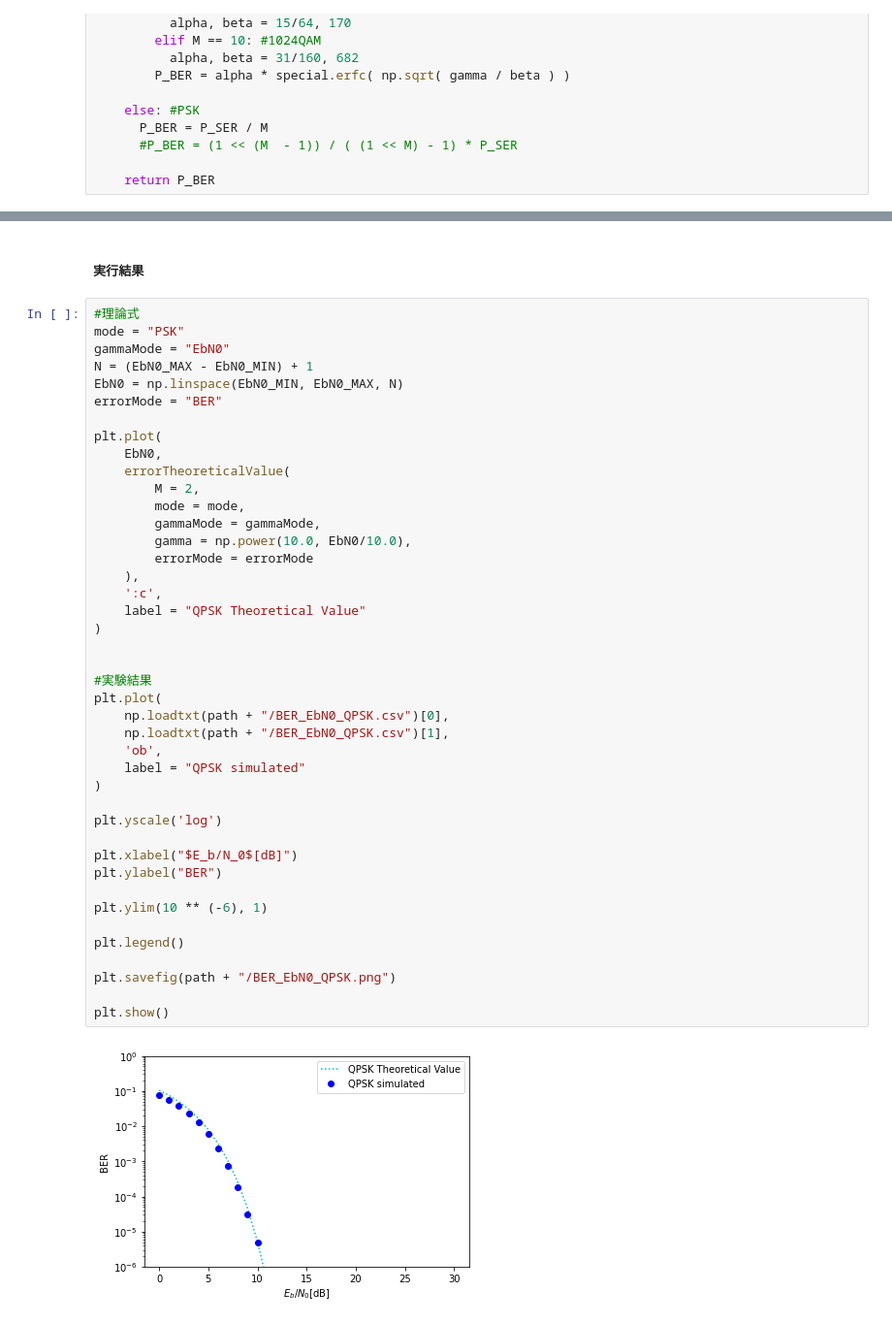
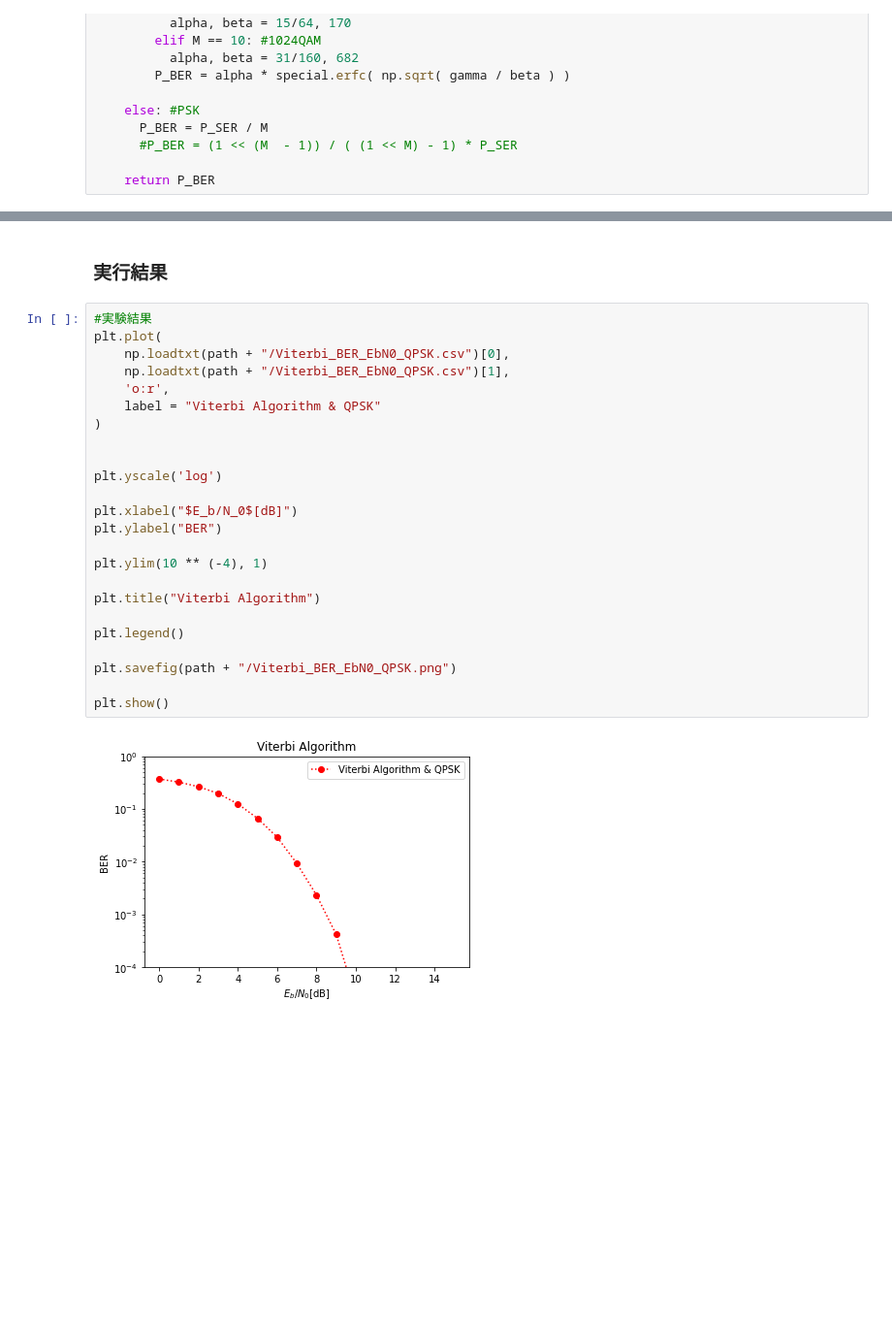
Before and after one commit to mikoshibaa/IntroductionToWirelessCommunicationSimulation, a Jupyter notebook: 06 Viterbi/Viterbi.ipynb, the cells around one changed output, grey strips where cells are left out. Shown at 97% size. Saved outputs shown, nothing was run; the diff lists cells and outputs as text; blank space fills up the shorter version.

Commit message:
add Viterbi

```diff
--- a/06 Viterbi/Viterbi.ipynb
+++ b/06 Viterbi/Viterbi.ipynb
@@ -1429,46 +1356,28 @@ EbN0: 30.0 BER: 0.0
 # %% [markdown]
-##### 実行結果
+### 実行結果
 # %%
-#理論式
-mode = "PSK"
-gammaMode = "EbN0"
-N = (EbN0_MAX - EbN0_MIN) + 1
-EbN0 = np.linspace(EbN0_MIN, EbN0_MAX, N)
-errorMode = "BER"
-
+#実験結果
 plt.plot(
-    EbN0,
-    errorTheoreticalValue(
-        M = 2,
-        mode = mode,
-        gammaMode = gammaMode,
-        gamma = np.power(10.0, EbN0/10.0),
-        errorMode = errorMode
-    ),
-    ':c',
-    label = "QPSK Theoretical Value"
+    np.loadtxt(path + "/Viterbi_BER_EbN0_QPSK.csv")[0],
+    np.loadtxt(path + "/Viterbi_BER_EbN0_QPSK.csv")[1],
+    'o:r',
+    label = "Viterbi Algorithm & QPSK"
 )
 
-
-#実験結果
-plt.plot(
-    np.loadtxt(path + "/BER_EbN0_QPSK.csv")[0],
-    np.loadtxt(path + "/BER_EbN0_QPSK.csv")[1],
-    'ob',
-    label = "QPSK simulated"
-)
 
 plt.yscale('log')
 
 plt.xlabel("$E_b/N_0$[dB]")
 plt.ylabel("BER")
 
-plt.ylim(10 ** (-6), 1)
+plt.ylim(10 ** (-4), 1)
+
+plt.title("Viterbi Algorithm")
 
 plt.legend()
 
-plt.savefig(path + "/BER_EbN0_QPSK.png")
+plt.savefig(path + "/Viterbi_BER_EbN0_QPSK.png")
 
 plt.show()
 # %% [output]
-[figure, old version]
+[figure, new version]
```
Also changed, not shown: parts of 29 cells of this notebook, 1 other file.
